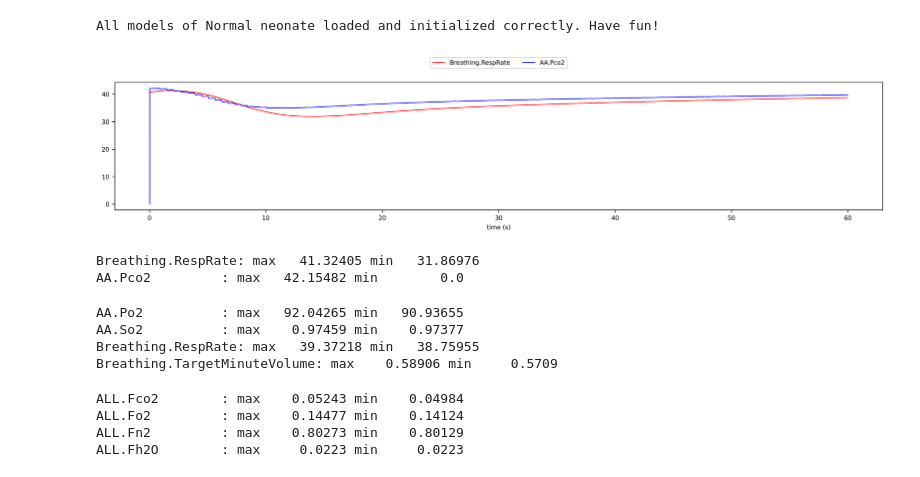
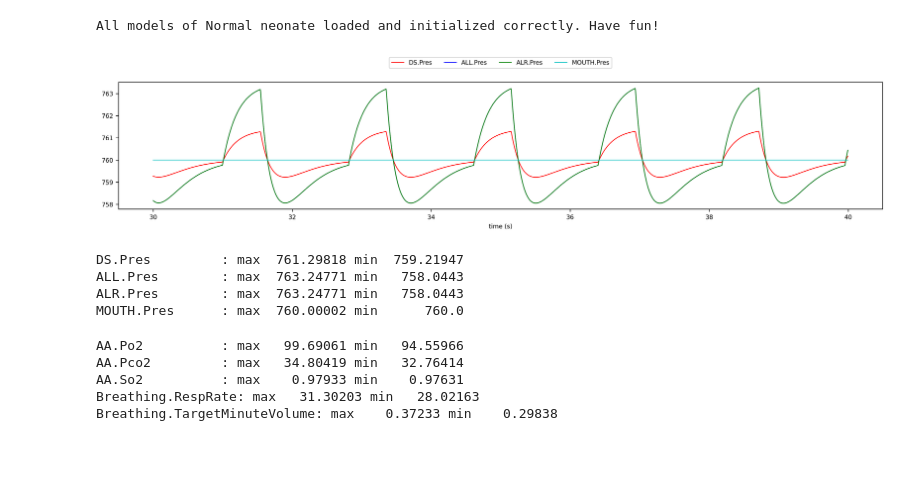
Before and after one commit to Dobutamine/explain-modeling, a Jupyter notebook: explain.ipynb, the cells around one changed output. Cells and saved outputs as stored; diff of their text form; code cells hidden in the pictures.

```diff
--- a/explain.ipynb
+++ b/explain.ipynb
@@ -5,22 +4,18 @@ neo.Calculate(time_to_calculate=60)
 # %% [output]
 All models of Normal neonate loaded and initialized correctly. Have fun!
 # %%
-neo.Interface.plot_time_graph(["Breathing.RespRate","AA.Pco2"], time_to_calculate=60, fill=False)
+neo.Interface.plot_time_graph(["DS.Pres","ALL.Pres", "ALR.Pres", "MOUTH.Pres"], time_to_calculate=360, fill=False, autoscale=True)
 # %% [output]
-[figure, old version]
+[figure, new version]
-Breathing.RespRate: max   41.32405 min   31.86976
-AA.Pco2         : max   42.15482 min        0.0
+DS.Pres         : max  761.29818 min  759.21947
+ALL.Pres        : max  763.24771 min   758.0443
+ALR.Pres        : max  763.24771 min   758.0443
+MOUTH.Pres      : max  760.00002 min      760.0
 # %%
-neo.Interface.analyze(["AA.Po2", "AA.So2", "Breathing.RespRate","Breathing.TargetMinuteVolume"])
+neo.Interface.analyze(["AA.Po2", "AA.Pco2", "AA.So2", "Breathing.RespRate","Breathing.TargetMinuteVolume"])
 # %% [output]
-AA.Po2          : max   92.04265 min   90.93655
-AA.So2          : max    0.97459 min    0.97377
-Breathing.RespRate: max   39.37218 min   38.75955
-Breathing.TargetMinuteVolume: max    0.58906 min     0.5709
+AA.Po2          : max   99.69061 min   94.55966
+AA.Pco2         : max   34.80419 min   32.76414
+AA.So2          : max    0.97933 min    0.97631
+Breathing.RespRate: max   31.30203 min   28.02163
+Breathing.TargetMinuteVolume: max    0.37233 min    0.29838
-# %%
-neo.Interface.analyze(["ALL.Fco2", "ALL.Fo2","ALL.Fn2", "ALL.Fh2O"])
-# %% [output]
-ALL.Fco2        : max    0.05243 min    0.04984
-ALL.Fo2         : max    0.14477 min    0.14124
-ALL.Fn2         : max    0.80273 min    0.80129
-ALL.Fh2O        : max     0.0223 min     0.0223
```
Also changed, not shown: parts of 1 cell of this notebook, 1 other file.
